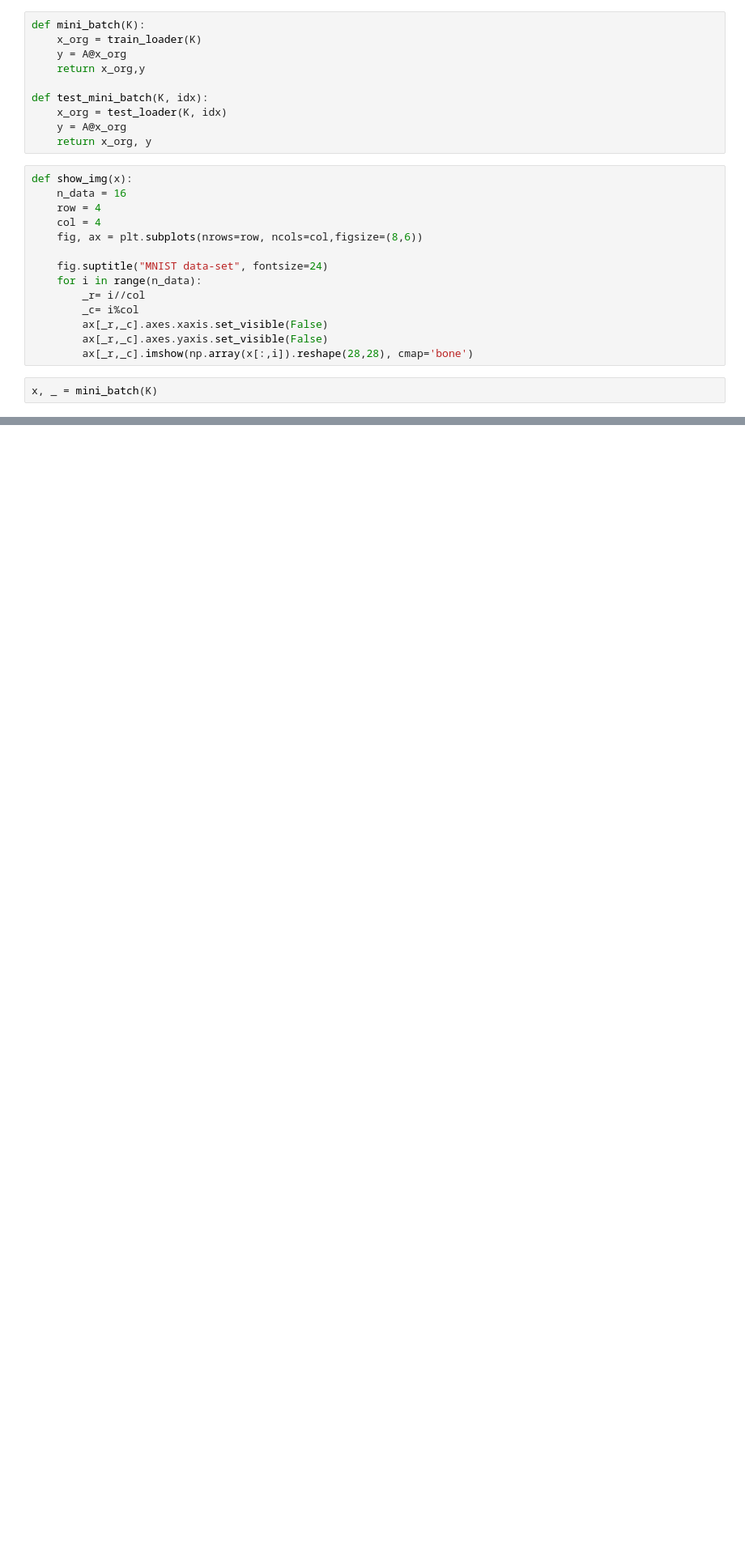
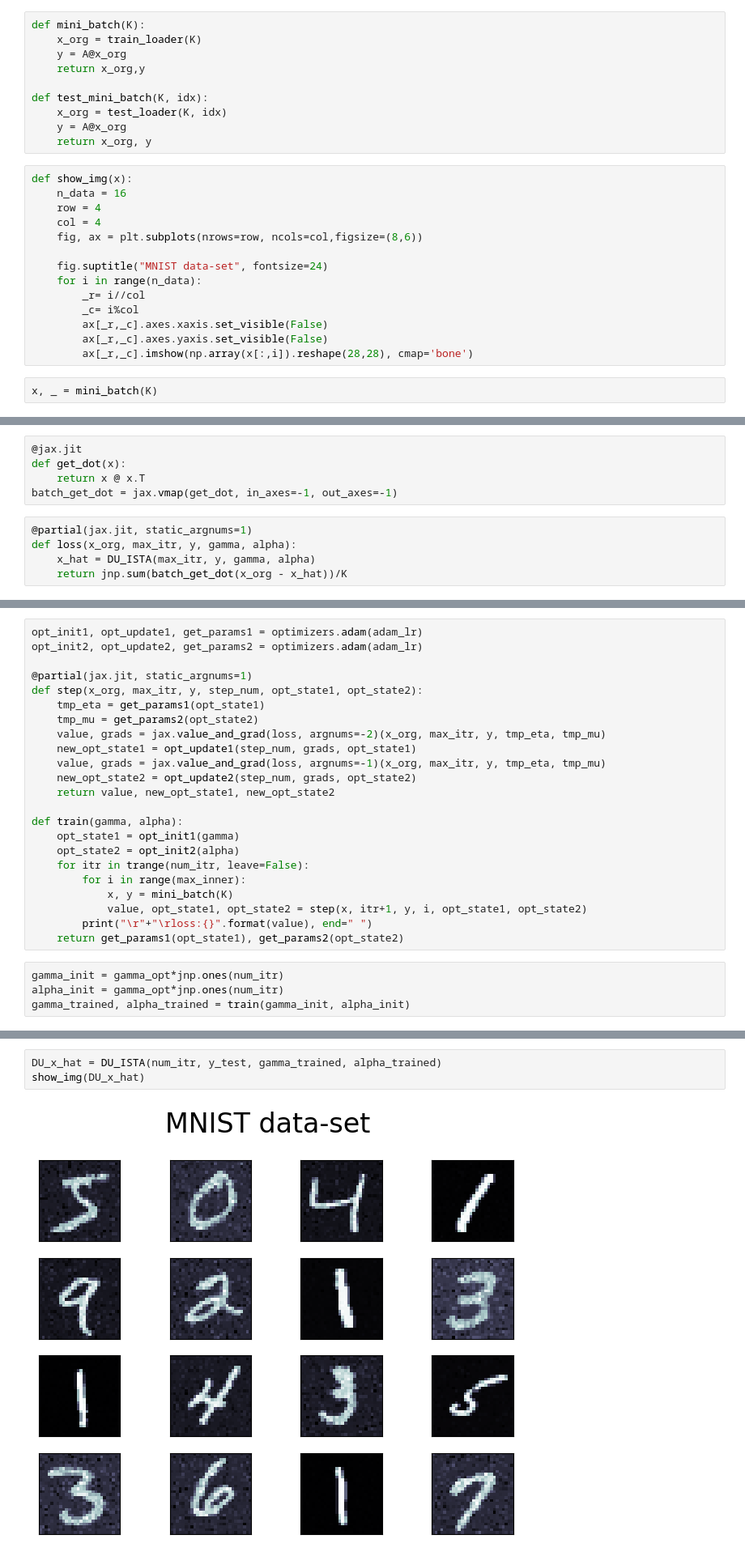
Before and after one commit to gomi-kuzu/model_base_deep, a Jupyter notebook: work/TranslateToPy/Chapter_5/MNIST-reconstruction_py.ipynb, the cells around one changed output, grey strips where cells are left out. Shown at 81% size. Saved outputs shown, nothing was run; the diff lists cells and outputs as text; blank space fills up the shorter version.

```diff
--- a/work/TranslateToPy/Chapter_5/MNIST-reconstruction_py.ipynb
+++ b/work/TranslateToPy/Chapter_5/MNIST-reconstruction_py.ipynb
@@ -70,0 +98,10 @@ show_img(x)
+# %%
+@jax.jit
+def get_dot(x):
+    return x @ x.T
+batch_get_dot = jax.vmap(get_dot, in_axes=-1, out_axes=-1)
+# %%
+@partial(jax.jit, static_argnums=1)
+def loss(x_org, max_itr, y, gamma, alpha):
+    x_hat = DU_ISTA(max_itr, y, gamma, alpha)
+    return jnp.sum(batch_get_dot(x_org - x_hat))/K
@@ -70,0 +144,27 @@ show_img(x)
+# %%
+opt_init1, opt_update1, get_params1 = optimizers.adam(adam_lr)
+opt_init2, opt_update2, get_params2 = optimizers.adam(adam_lr)
+
+@partial(jax.jit, static_argnums=1)
+def step(x_org, max_itr, y, step_num, opt_state1, opt_state2):
+    tmp_eta = get_params1(opt_state1)
+    tmp_mu = get_params2(opt_state2)
+    value, grads = jax.value_and_grad(loss, argnums=-2)(x_org, max_itr, y, tmp_eta, tmp_mu)
+    new_opt_state1 = opt_update1(step_num, grads, opt_state1)
+    value, grads = jax.value_and_grad(loss, argnums=-1)(x_org, max_itr, y, tmp_eta, tmp_mu)
+    new_opt_state2 = opt_update2(step_num, grads, opt_state2)
+    return value, new_opt_state1, new_opt_state2
+
+def train(gamma, alpha):
+    opt_state1 = opt_init1(gamma)
+    opt_state2 = opt_init2(alpha)
+    for itr in trange(num_itr, leave=False):
+        for i in range(max_inner):
+            x, y = mini_batch(K)
+            value, opt_state1, opt_state2 = step(x, itr+1, y, i, opt_state1, opt_state2)
+        print("\r"+"\rloss:{}".format(value), end=" ")
+    return get_params1(opt_state1), get_params2(opt_state2)
+# %%
+gamma_init = gamma_opt*jnp.ones(num_itr)
+alpha_init = gamma_opt*jnp.ones(num_itr)
+gamma_trained, alpha_trained = train(gamma_init, alpha_init)
@@ -70,0 +185,5 @@ show_img(x)
+# %%
+DU_x_hat = DU_ISTA(num_itr, y_test, gamma_trained, alpha_trained)
+show_img(DU_x_hat)
+# %% [output]
+[figure, added]
```
Also changed, not shown: parts of 10 cells of this notebook.
